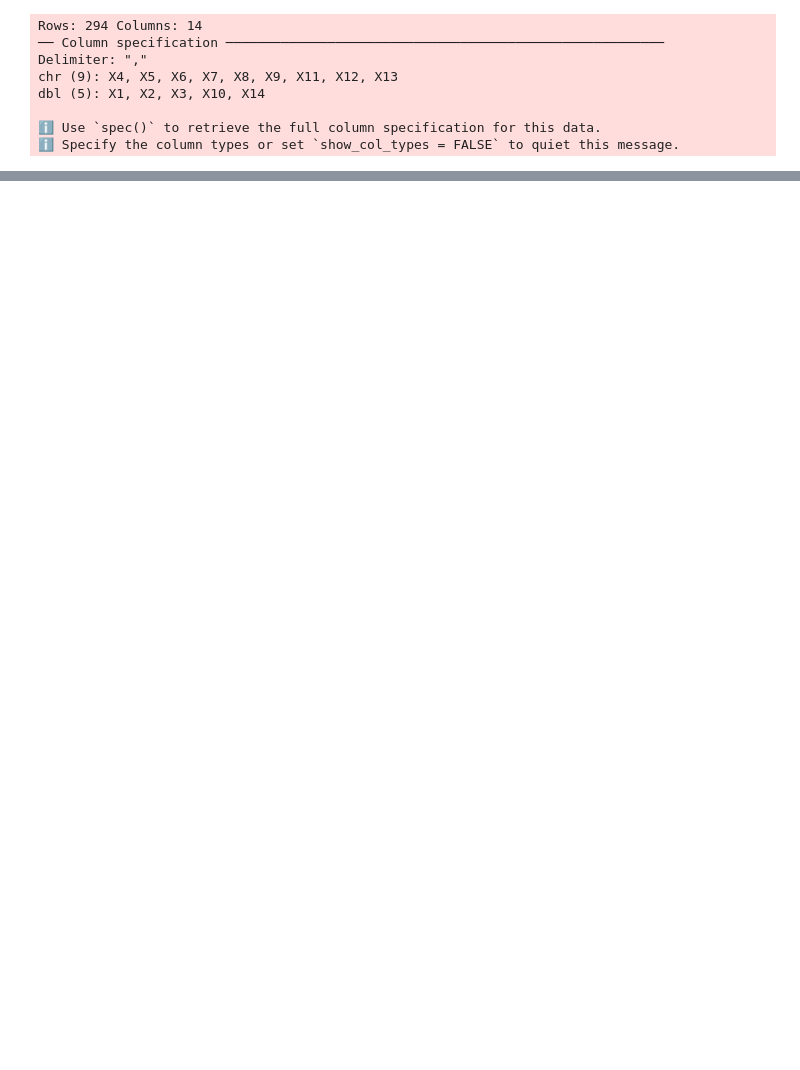
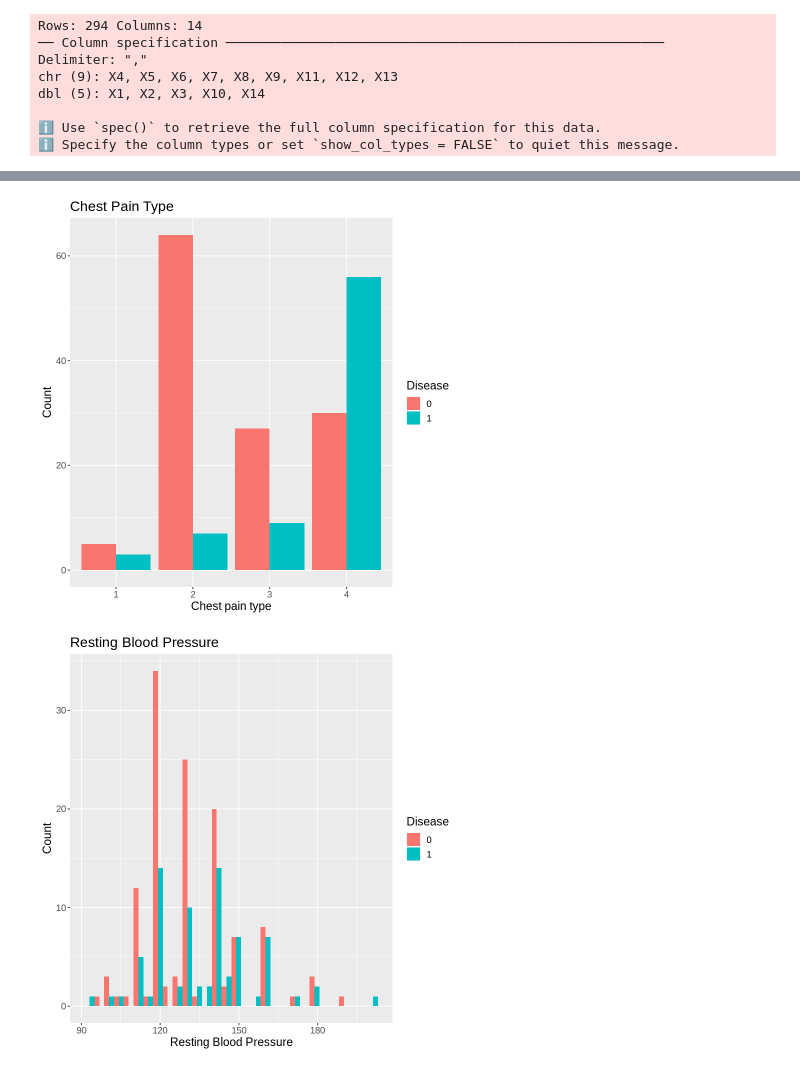
Before and after one commit to drew-gnaw/DSCI100-G81, a Jupyter notebook: Proposal.ipynb, the cells around one changed output, grey strips where cells are left out. Saved outputs shown, nothing was run; the diff lists cells and outputs as text; code cells hidden in the pictures; blank space fills up the shorter version.

Commit message:
Completed preliminary exploratory data analysis on all predictors

```diff
--- a/Proposal.ipynb
+++ b/Proposal.ipynb
@@ -47,0 +89,47 @@ A tibble: 201 × 6
+# %%
+#Preliminary exploratory data analysis; visualization of predictor distribution
+chest_pain_plot <- ggplot(heart_train ,
+                   aes(x = chest_pain, fill = disease)) +
+                   geom_bar(position= "dodge") +
+                   labs(x = "Chest pain type", y = "Count",  fill = "Disease") +
+                   ggtitle("Chest Pain Type") +
+                   theme(text = element_text(size = 14))
+chest_pain_plot
+restingbp_plot <- ggplot(heart_train ,
+                   aes(x = resting_bp, fill = disease)) +
+                   geom_histogram(position= "dodge", bins=30) +
+                   labs(x = "Resting Blood Pressure", y = "Count",  fill = "Disease") +
+                   ggtitle("Resting Blood Pressure") +
+                   theme(text = element_text(size = 14))
+restingbp_plot
+chol_plot <- ggplot(heart_train ,
+                   aes(x = resting_bp, fill = disease)) +
+                   geom_histogram(position= "dodge", bins=20) +
+                   labs(x = "Resting Blood Pressure", y = "Count",  fill = "Disease") +
+                   ggtitle("Resting Blood Pressure") +
+                   theme(text = element_text(size = 14))
+chol_plot
+restingecg_plot <- ggplot(heart_train ,
+                   aes(x = cholesterol, fill = disease)) +
+                   geom_histogram(position= "dodge", bins=30) +
+                   labs(x = "Cholesterol (mg/dL)", y = "Count",  fill = "Disease") +
+                   ggtitle("Cholesterol") +
+                   theme(text = element_text(size = 14))
+restingecg_plot
+restingecg_plot <- ggplot(heart_train ,
+                   aes(x = restingecg, fill = disease)) +
+                   geom_bar(position= "dodge") +
+                   labs(x = "Resting electrocardiographic results", y = "Count",  fill = "Disease") +
+                   ggtitle("Resting ecg") +
+                   theme(text = element_text(size = 14))
+restingecg_plot
+max_heart_rate_plot <- ggplot(heart_train ,
+                   aes(x = max_heart_rate, fill = disease)) +
+                   geom_histogram(position= "dodge", bins=30) +
+                   labs(x = "Max heart rate", y = "Count",  fill = "Disease") +
+                   ggtitle("Max heart rate") +
+                   theme(text = element_text(size = 14))
+max_heart_rate_plot
+# %% [output]
+[figure, added]
+[figure, added]
```
Also changed, not shown: parts of 4 cells of this notebook, 1 other file.
